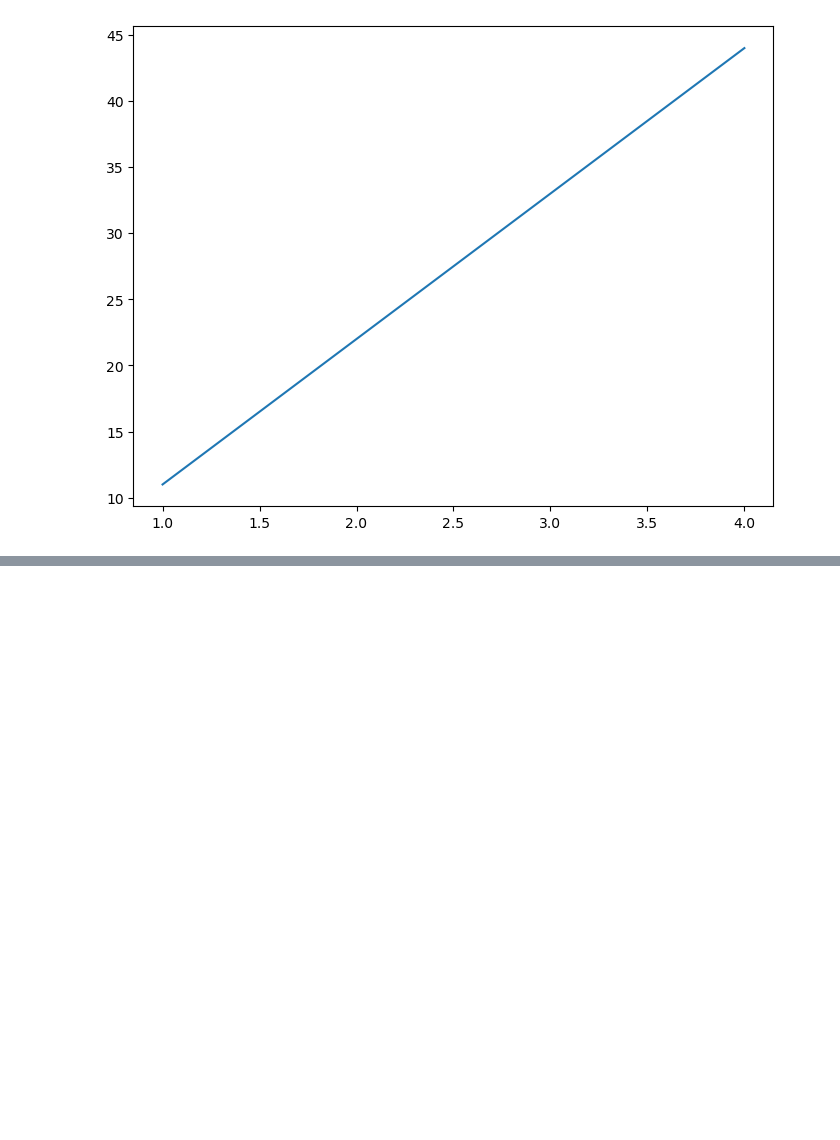
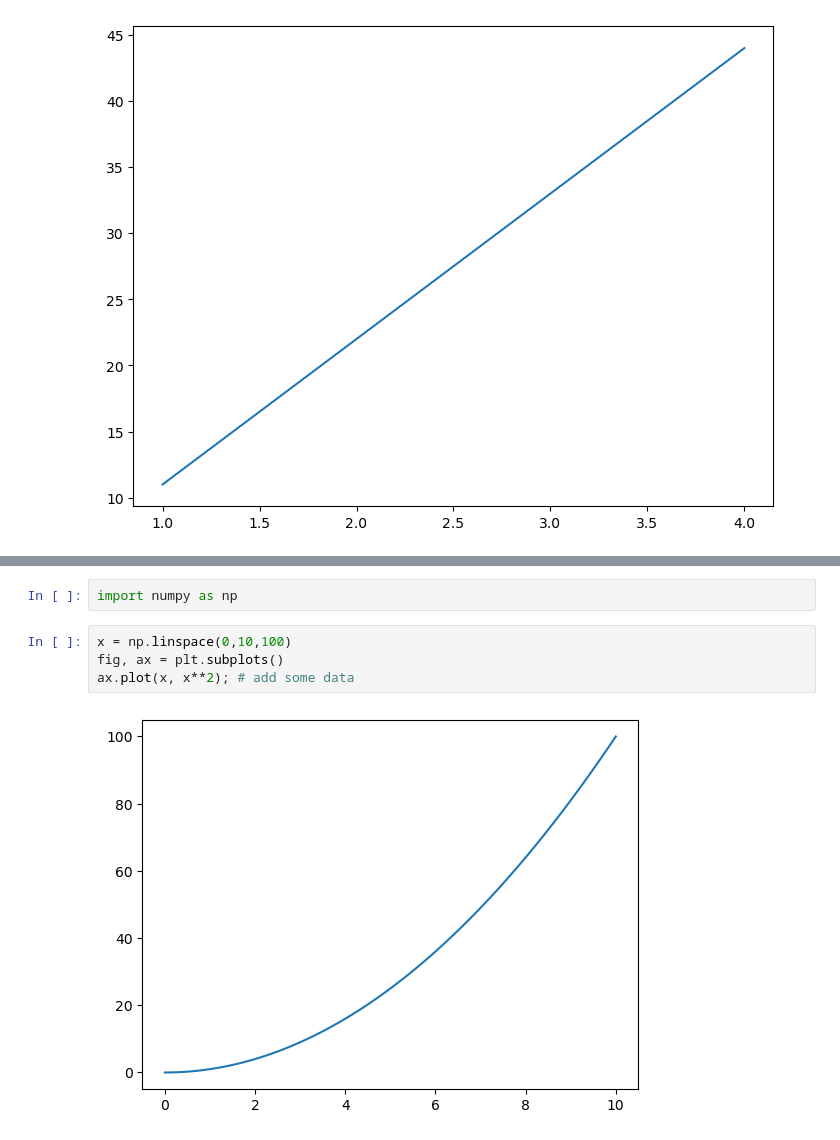
Before and after one commit to emirryilmazz/ML, a Jupyter notebook: Matplotlib/Untitled.ipynb, the cells around one changed output, grey strips where cells are left out. Cells and saved outputs as stored; diff of their text form; blank space fills up the shorter version.

```diff
--- a/Matplotlib/Untitled.ipynb
+++ b/Matplotlib/Untitled.ipynb
@@ -40 +39,9 @@ ax.plot(x, y) # add some data
 [figure]
+# %%
+import numpy as np
+# %%
+x = np.linspace(0,10,100)
+fig, ax = plt.subplots()
+ax.plot(x, x**2); # add some data
+# %% [output]
+[figure, added]
```
Also changed, not shown: parts of 30 cells of this notebook.
